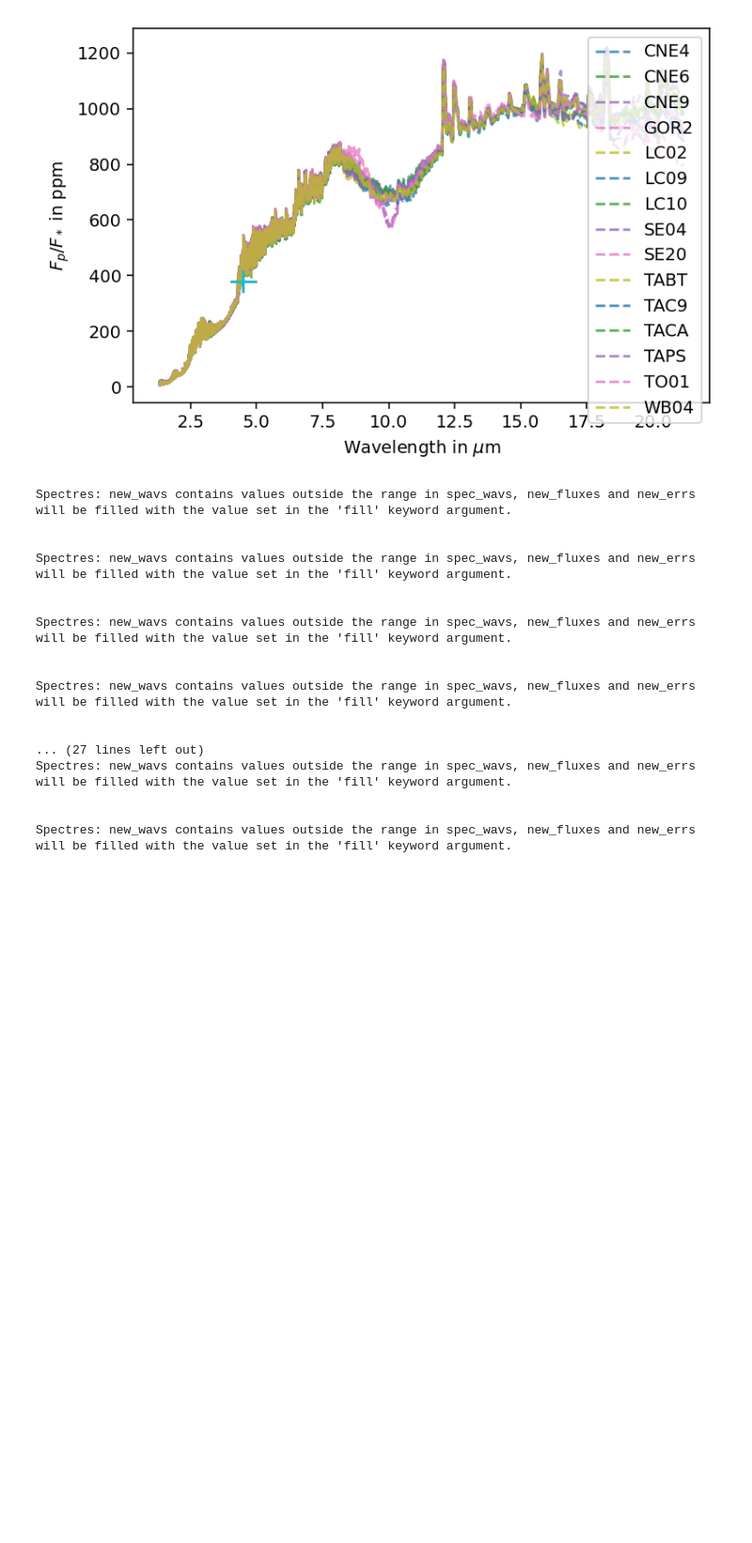
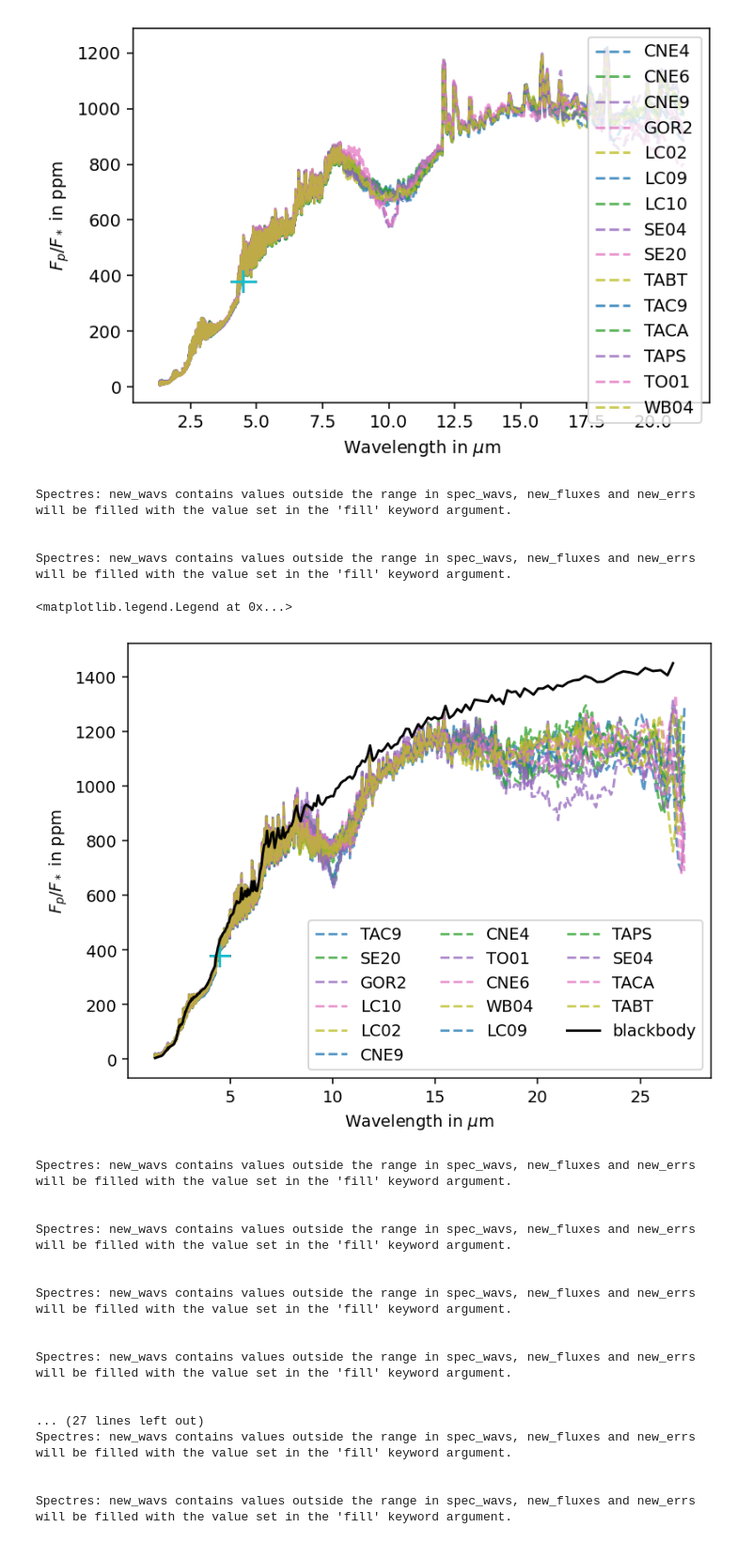
Before and after one commit to ishan-mishra/rocky_exo_jwst, a Jupyter notebook: figure_6_paper.ipynb, the cells around one changed output. Shown at 94% size. Drawn from its saved outputs; the diff is of its cells as text; code cells hidden in the pictures; blank space fills up the shorter version.

```diff
--- a/figure_6_paper.ipynb
+++ b/figure_6_paper.ipynb
@@ -271,3 +362,42 @@ for emissivity_file in emissivity_files:
+# %%
+# also make R=100 and R=200 versions of the blackbody model
+
+wav_eps_bb_r100 = bin_wave_to_R(wav_eps_bb, 100/2)
+wav_eps_bb_r100 = np.array(wav_eps_bb_r100)
+
+model_bb_r100 = spectres(wav_eps_bb_r100, wav_eps_bb, model_bb)
+wav_model_bb_r100 = np.copy(wav_eps_bb_r100)
+
+np.savetxt(file_prefix + 'blackbody' + '_model_R100.txt', np.array([wav_model_bb_r100, model_bb_r100]).T, delimiter='\t', fmt='%s')
+
+wav_eps_bb_r200 = bin_wave_to_R(wav_eps_bb, 200/2)
+wav_eps_bb_r200 = np.array(wav_eps_bb_r200)
+
+model_bb_r200 = spectres(wav_eps_bb_r200, wav_eps_bb, model_bb)
+wav_model_bb_r200 = np.copy(wav_eps_bb_r200)
+
+np.savetxt(file_prefix + 'blackbody' + '_model_R200.txt', np.array([wav_model_bb_r200, model_bb_r200]).T, delimiter='\t', fmt='%s')
+# %% [output]
+Spectres: new_wavs contains values outside the range in spec_wavs, new_fluxes and new_errs will be filled with the value set in the 'fill' keyword argument.
+
+
+Spectres: new_wavs contains values outside the range in spec_wavs, new_fluxes and new_errs will be filled with the value set in the 'fill' keyword argument.
+# %%
+# plot all the models
+
+plt.figure()
+
+for i,model in enumerate(list_models):
+    plt.plot(wav_eps, model*10**6, ls='--', alpha=0.75, label=emissivity_files[i][:4])
+    plt.errorbar(x=4.5, y = 380, xerr=0.5, yerr=40)
+
+plt.plot(wav_eps_bb_r100, model_bb_r100*10**6, color='black', label='blackbody')
+plt.xlabel('Wavelength in $\mu$m')
+plt.ylabel('$F_p/F_*$ in ppm')
+plt.legend(loc='lower right', ncol=3)
+# %% [output]
+<matplotlib.legend.Legend at 0x...>
+[figure, added]
 # %%
 # bin the models to R=100 and save those files as well
 
```
Also changed, not shown: parts of 6 cells of this notebook, 6 other files.
